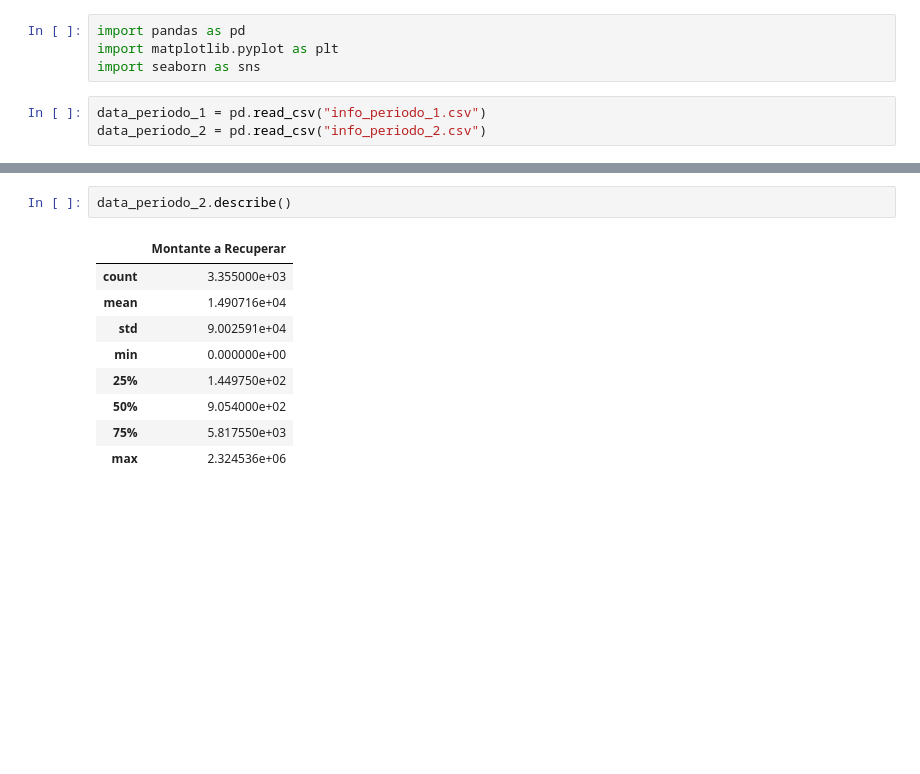
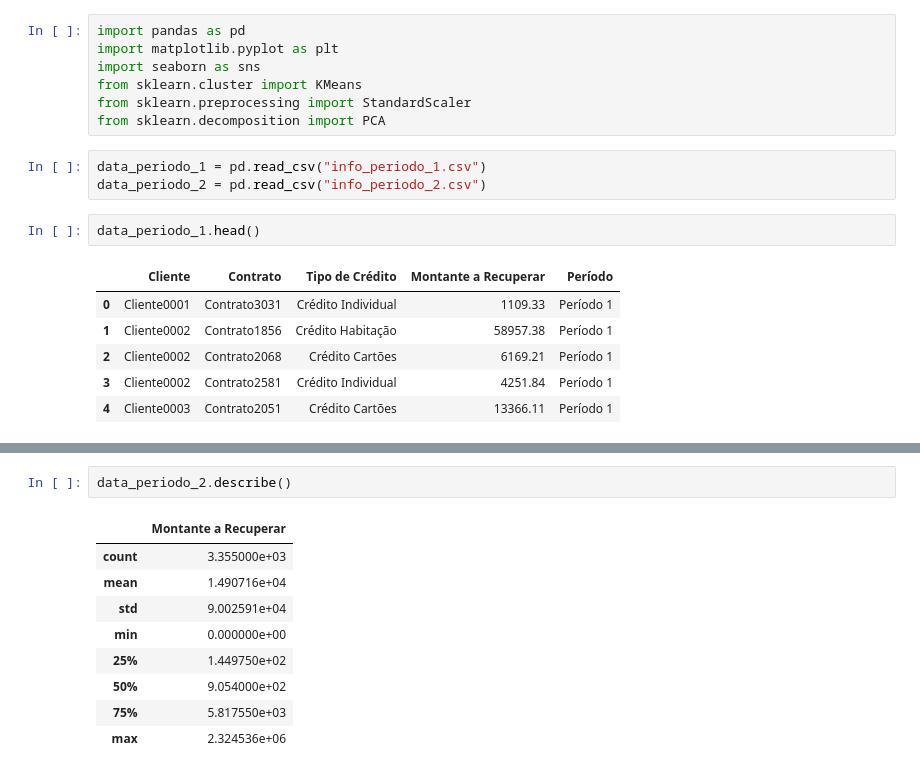
Before and after one commit to bruna-barbosa/analise-recuperacao-credito, a Jupyter notebook: analise.ipynb, the cells around one changed output, grey strips where cells are left out. Saved outputs shown, nothing was run; the diff lists cells and outputs as text; blank space fills up the shorter version.

```diff
--- a/analise.ipynb
+++ b/analise.ipynb
@@ -2,6 +2,18 @@
 import pandas as pd
 import matplotlib.pyplot as plt
 import seaborn as sns
+from sklearn.cluster import KMeans
+from sklearn.preprocessing import StandardScaler
+from sklearn.decomposition import PCA
 # %%
 data_periodo_1 = pd.read_csv("info_periodo_1.csv")
 data_periodo_2 = pd.read_csv("info_periodo_2.csv")
+# %%
+data_periodo_1.head()
+# %% [output]
+|  | Cliente | Contrato | Tipo de Crédito | Montante a Recuperar | Período |
+| 0 | Cliente0001 | Contrato3031 | Crédito Individual | 1109.33 | Período 1 |
+| 1 | Cliente0002 | Contrato1856 | Crédito Habitação | 58957.38 | Período 1 |
+| 2 | Cliente0002 | Contrato2068 | Crédito Cartões | 6169.21 | Período 1 |
+| 3 | Cliente0002 | Contrato2581 | Crédito Individual | 4251.84 | Período 1 |
+| 4 | Cliente0003 | Contrato2051 | Crédito Cartões | 13366.11 | Período 1 |
```
Also changed, not shown: parts of 4 cells of this notebook.
